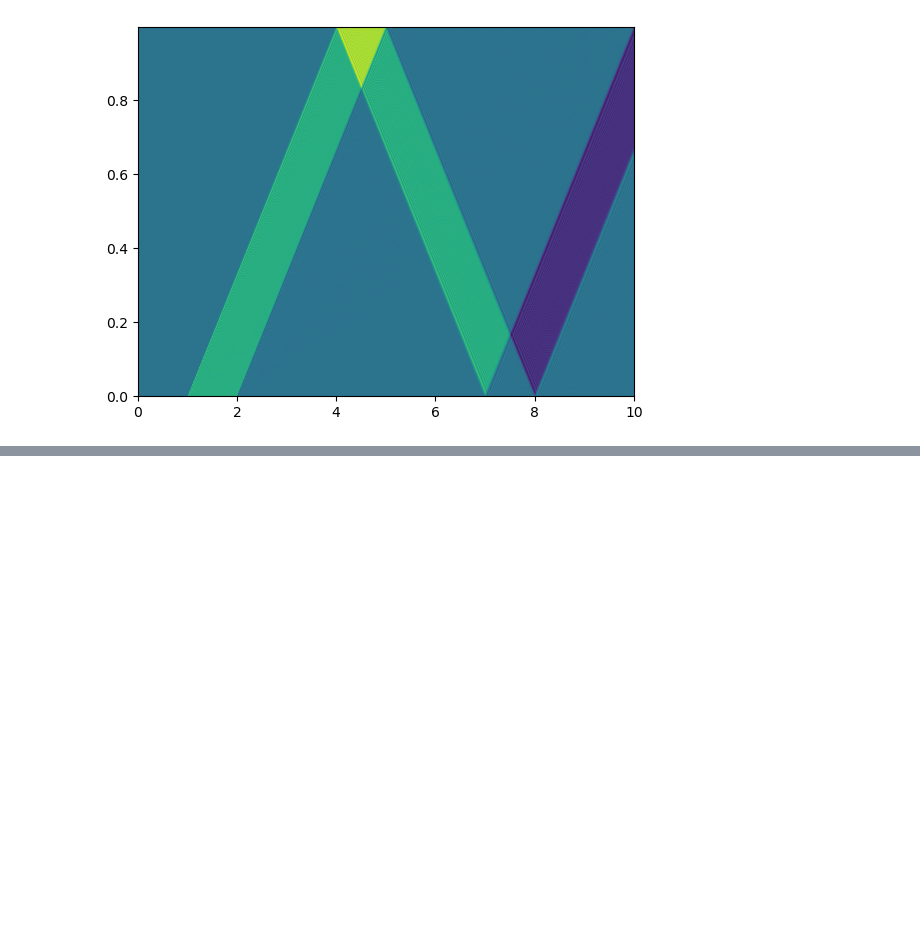
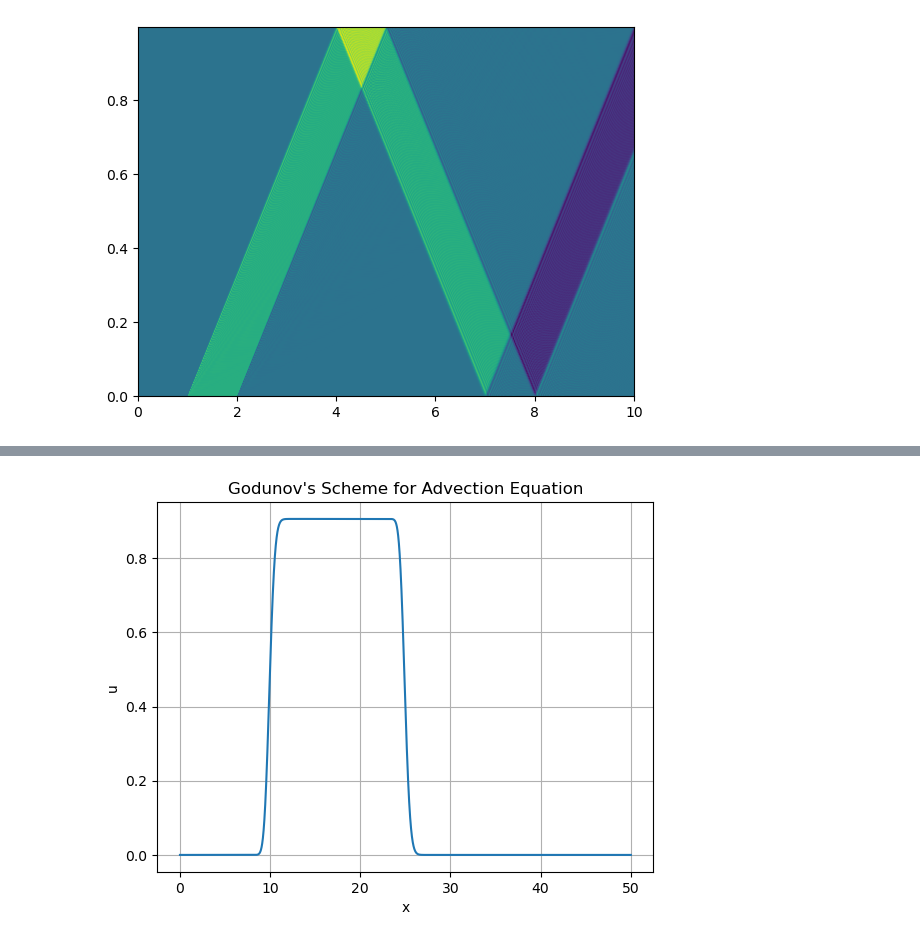
Before and after one commit to AlejandroPenacho/PINN-Project, a Jupyter notebook: numerical.ipynb, the cells around one changed output, grey strips where cells are left out. Saved outputs shown, nothing was run; the diff lists cells and outputs as text; code cells hidden in the pictures; blank space fills up the shorter version.

```diff
--- a/numerical.ipynb
+++ b/numerical.ipynb
@@ -88,0 +137,11 @@ ax.pcolormesh(T, X, sol.y[:n_x, :])
+# %%
+# Plot the final solution
+x = np.linspace(0, nt * dt, nt)
+plt.plot(x, z[0,-1,:])
+plt.xlabel("x")
+plt.ylabel("u")
+plt.title("Godunov's Scheme for Advection Equation")
+plt.grid(True)
+plt.show()
+# %% [output]
+[figure, added]
```
Also changed, not shown: parts of 5 cells of this notebook.
